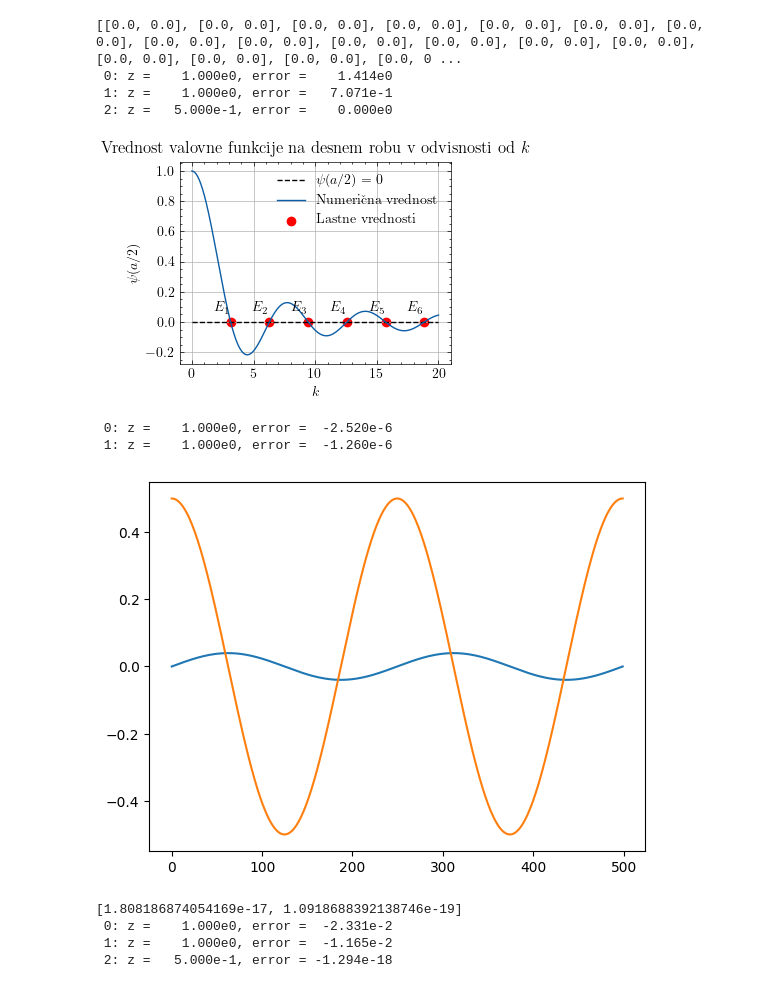
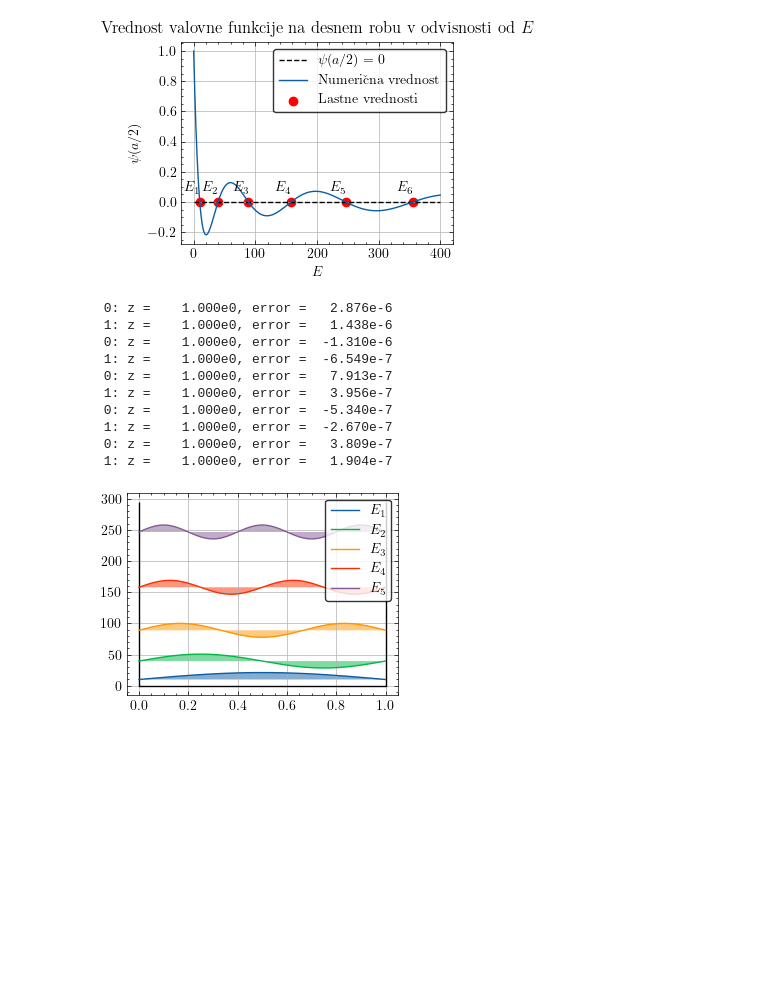
Before and after one commit to hyhmir/mafiski_praktikum, a Jupyter notebook: 08/analysing.ipynb, the cells around one changed output. Cells and saved outputs as stored; diff of their text form; code cells hidden in the pictures; blank space fills up the shorter version.

```diff
--- a/08/analysing.ipynb
+++ b/08/analysing.ipynb
@@ -5,26 +5,13 @@ import matplotlib.pyplot as plt
 import scienceplots
 
 plt.style.use('science')
-# %%
-y = rs.shooter(0, 0, 1, 0.5, np.linspace(0, 10, 1000), 1e-3, 2, True, True)
-print(y)
-# %% [output]
-[[0.0, 0.0], [0.0, 0.0], [0.0, 0.0], [0.0, 0.0], [0.0, 0.0], [0.0, 0.0], [0.0, 0.0], [0.0, 0.0], [0.0, 0.0], [0.0, 0.0], [0.0, 0.0], [0.0, 0.0], [0.0, 0.0], [0.0, 0.0], [0.0, 0.0], [0.0, 0.0], [0.0, 0 ...
- 0: z =    1.000e0, error =    1.414e0
- 1: z =    1.000e0, error =   7.071e-1
- 2: z =   5.000e-1, error =    0.000e0
 # %%
 
 
-# from bvp import fd, shoot, rku4
-# from diffeq import rku4
 import scipy.optimize as opt
 import scipy.interpolate as interp
 
-# def schrodinger(x, k):
-#     return np.array([x[1], -k**2 * x[0]])
-
-n = 500
+n = 1000
 k_s = np.linspace(0, 20, n)
 t = np.linspace(0, 1, n)
 
@@ -38,31 +25,54 @@ zero_crossings = np.where(np.diff(np.sign(solutions)))[0]
 k_zeros = np.array([opt.brentq(lambda k: interp.interp1d(k_s, solutions)(k), k_s[i], k_s[i+1]) for i in zero_crossings])
 
 
-plt.hlines(0, 0, 20, linestyles='dashed', colors='black', label='$\\psi(a/2) = 0$')
-plt.plot(k_s, solutions, label='Numerična vrednost')
+plt.hlines(0, 0, 20**2, linestyles='dashed', colors='black', label='$\\psi(a/2) = 0$')
+plt.plot(k_s**2, solutions, label='Numerična vrednost')
 
 plt.grid()
-plt.xlabel('$k$')
+plt.xlabel('$E$')
 plt.ylabel('$\\psi(a/2)$')
-plt.title('Vrednost valovne funkcije na desnem robu v odvisnosti od $k$')
-plt.scatter(k_zeros, np.zeros_like(k_zeros), color='red', label='Lastne vrednosti')
+plt.title('Vrednost valovne funkcije na desnem robu v odvisnosti od $E$')
+plt.scatter(k_zeros**2, np.zeros_like(k_zeros), color='red', label='Lastne vrednosti')
 for i, k in enumerate(k_zeros):
     label = '$E_{' + str(i+1) + '}$'
-    plt.text(k - 0.1, 0.05, label,  verticalalignment='bottom', horizontalalignment='right')
+    plt.text(k**2 - 0.1, 0.05, label,  verticalalignment='bottom', horizontalalignment='right')
 
-plt.legend()
+plt.legend(
+    facecolor="white",    # background color
+    edgecolor="black",    # border color
+    framealpha=0.8,       # transparency (1 is opaque)
+    frameon=True          # ensure the frame is drawn
+)
 plt.show()
 # %% [output]
-[figure, old version]
+[figure, new version]
 # %%
-plt.plot(rs.shooter(0, 0, 1, 0.5, t, 1e-3, k_zeros[3]**2, False, False))
+plt.plot(np.linspace(0,1), [0]*50, c='black')
+plt.vlines([0,1], 0, 295, colors='black')
+scale = 70
+
+for i, k in enumerate(k_zeros[:-1]):
+    sol = np.array(rs.shooter(0, 0, 1, 0.5, t, 1e-5, k**2, False, False))[:,0]
+    plt.plot(t, (1+i)*scale*sol + k**2, c=f'C{i}', label='$E_{' + str(i+1) + '}$')
+    plt.fill_between(t, k**2, (1+i)*scale*sol + k**2, alpha=0.5)
+
+plt.grid()
+plt.legend(
+    facecolor="white",    # background color
+    edgecolor="black",    # border color
+    framealpha=0.8,       # transparency (1 is opaque)
+    frameon=True          # ensure the frame is drawn
+)
 plt.show()
-print(max(rs.shooter(0, 0, 1, 0.5, t, 1e-3, k_zeros[2], False, False)))
 # %% [output]
- 0: z =    1.000e0, error =  -2.520e-6
- 1: z =    1.000e0, error =  -1.260e-6
+ 0: z =    1.000e0, error =   2.876e-6
+ 1: z =    1.000e0, error =   1.438e-6
+ 0: z =    1.000e0, error =  -1.310e-6
+ 1: z =    1.000e0, error =  -6.549e-7
+ 0: z =    1.000e0, error =   7.913e-7
+ 1: z =    1.000e0, error =   3.956e-7
+ 0: z =    1.000e0, error =  -5.340e-7
+ 1: z =    1.000e0, error =  -2.670e-7
+ 0: z =    1.000e0, error =   3.809e-7
+ 1: z =    1.000e0, error =   1.904e-7
-[figure, old version]
+[figure, new version]
-[1.808186874054169e-17, 1.0918688392138746e-19]
- 0: z =    1.000e0, error =  -2.331e-2
- 1: z =    1.000e0, error =  -1.165e-2
- 2: z =   5.000e-1, error = -1.294e-18
```
Also changed, not shown: parts of 4 cells of this notebook, 3 other files.
